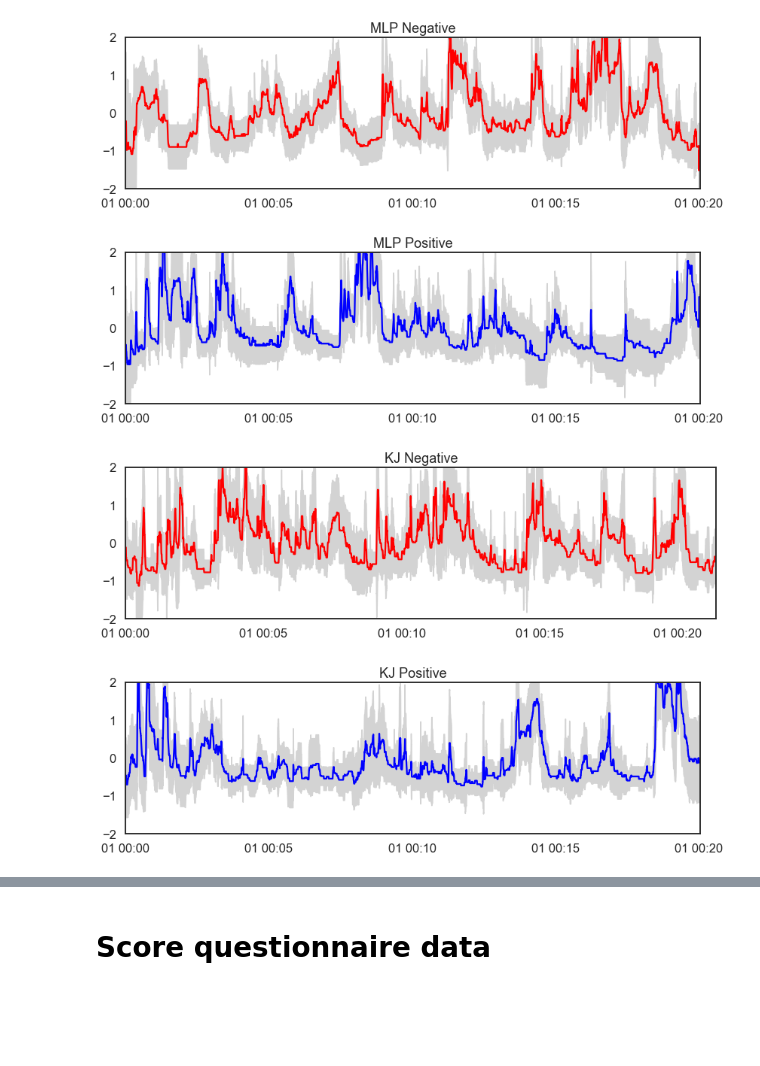
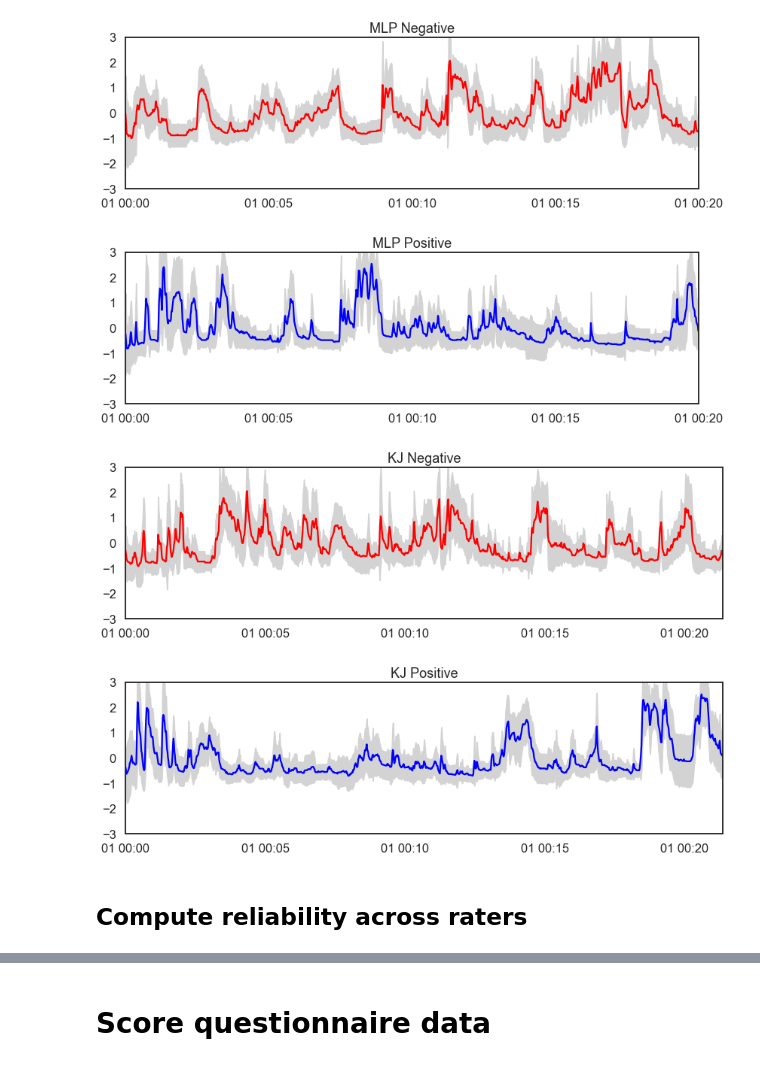
Before and after one commit to catcamacho/emocodes, a Jupyter notebook: reliability_analysis/1_ProcessCommunityRatings.ipynb, the cells around one changed output, grey strips where cells are left out. Drawn from its saved outputs; the diff is of its cells as text; code cells hidden in the pictures; blank space fills up the shorter version.

```diff
--- a/reliability_analysis/1_ProcessCommunityRatings.ipynb
+++ b/reliability_analysis/1_ProcessCommunityRatings.ipynb
@@ -3,5 +3,5 @@ import pandas as pd
 from glob import glob
 
 raw_data = '/Users/catcamacho/Box/CCP/UGTV_study/DATA/tv_task/'
+out_dir = '/Users/catcamacho/Box/CCP/UGTV_study/DATA/ratings_q_agg/'
 files = sorted(glob(raw_data + '*.csv'))
-files
@@ -41,7 +23,7 @@ for file in files:
     episode = df['episode'][0]
     rate = df['rating'][0]
     df = df.drop(['participant','episode','rating'],axis=1)
-    df = df.resample('100ms').mean().round(1)
+    df = df.resample('1s').mean().round(1)
     #df.index = pd.to_datetime(df['rating_time'], unit='s').dt.strftime('%M:%S.%f')
     #df.index.name='time'
     df=df.drop(['rating_time'], axis=1)
@@ -140,50 +132,52 @@ plt.figure(figsize=(12,4))
 plt.fill_between(mean.index,mean-mlpneg.std(axis=1),mean+mlpneg.std(axis=1),color='lightgray')
 plt.plot(mlpneg.index,mean,'k-',color='red')
 plt.xlim((mlpneg.index[0],mlpneg.index[-1]))
-plt.ylim((-2,2))
+plt.ylim((-3,3))
 plt.title('MLP Negative')
 plt.tight_layout()
-plt.savefig('mlp_neg.png')
+plt.savefig(out_dir + 'mlp_neg.png')
 plt.show()
 plt.close()
 
 mean = mlppos.mean(axis=1)
 plt.figure(figsize=(12,4))
 plt.fill_between(mean.index,mean-mlppos.std(axis=1),mean+mlppos.std(axis=1),color='lightgray')
 plt.plot(mlppos.index,mean,'k-',color='blue')
 plt.xlim((mlppos.index[0],mlpneg.index[-1]))
-plt.ylim((-2,2))
+plt.ylim((-3,3))
 plt.title('MLP Positive')
 plt.tight_layout()
-plt.savefig('mlp_pos.png')
+plt.savefig(out_dir + 'mlp_pos.png')
 plt.show()
 plt.close()
 
 mean = kjneg.mean(axis=1)
 plt.figure(figsize=(12,4))
 plt.fill_between(mean.index,mean-kjneg.std(axis=1),mean+kjneg.std(axis=1),color='lightgray')
 plt.plot(kjneg.index,mean,'k-',color='red')
 plt.xlim((kjneg.index[0],kjneg.index[-1]))
-plt.ylim((-2,2))
+plt.ylim((-3,3))
 plt.title('KJ Negative')
 plt.tight_layout()
-plt.savefig('kj_neg.png')
+plt.savefig(out_dir + 'kj_neg.png')
 plt.show()
 plt.close()
 
 mean = kjpos.mean(axis=1)
 plt.figure(figsize=(12,4))
 plt.fill_between(mean.index,mean-kjpos.std(axis=1),mean+kjpos.std(axis=1),color='lightgray')
 plt.plot(kjpos.index,mean,'k-',color='blue')
-plt.xlim((kjpos.index[0],mlpneg.index[-1]))
-plt.ylim((-2,2))
+plt.xlim((kjpos.index[0],kjpos.index[-1]))
+plt.ylim((-3,3))
 plt.title('KJ Positive')
 plt.tight_layout()
-plt.savefig('kj_pos.png')
+plt.savefig(out_dir + 'kj_pos.png')
 plt.show()
 plt.close()
 # %% [output]
-[figure, old version]
+[figure, new version]
-[figure, old version]
+[figure, new version]
-[figure, old version]
+[figure, new version]
-[figure, old version]
+[figure, new version]
+# %% [markdown]
+## Compute reliability across raters
```
Also changed, not shown: parts of 10 cells of this notebook, 6 other files.
